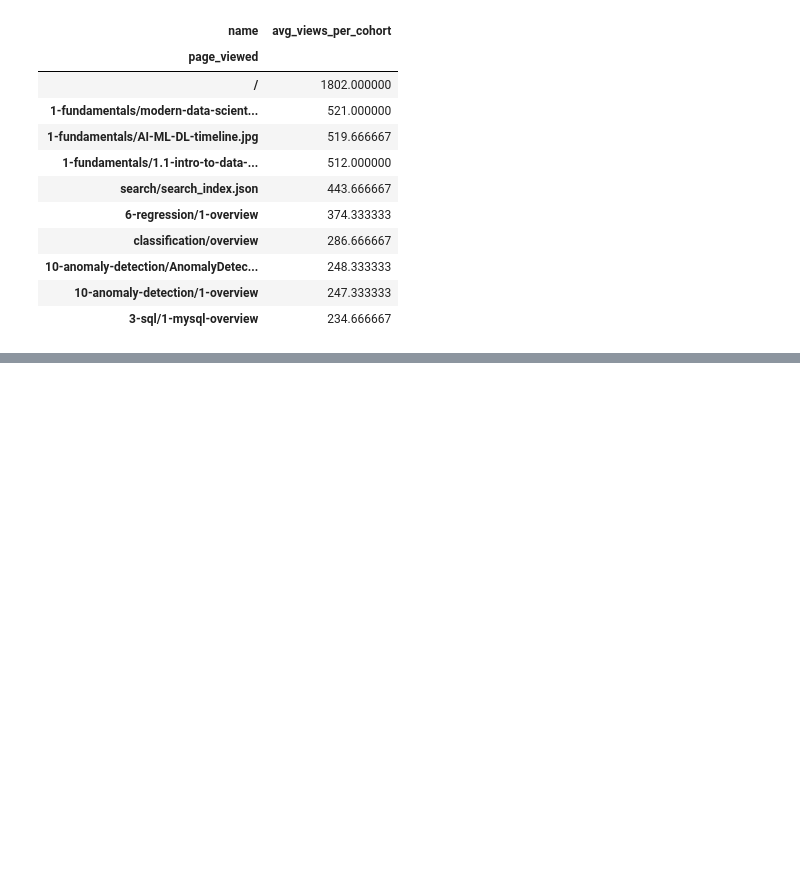
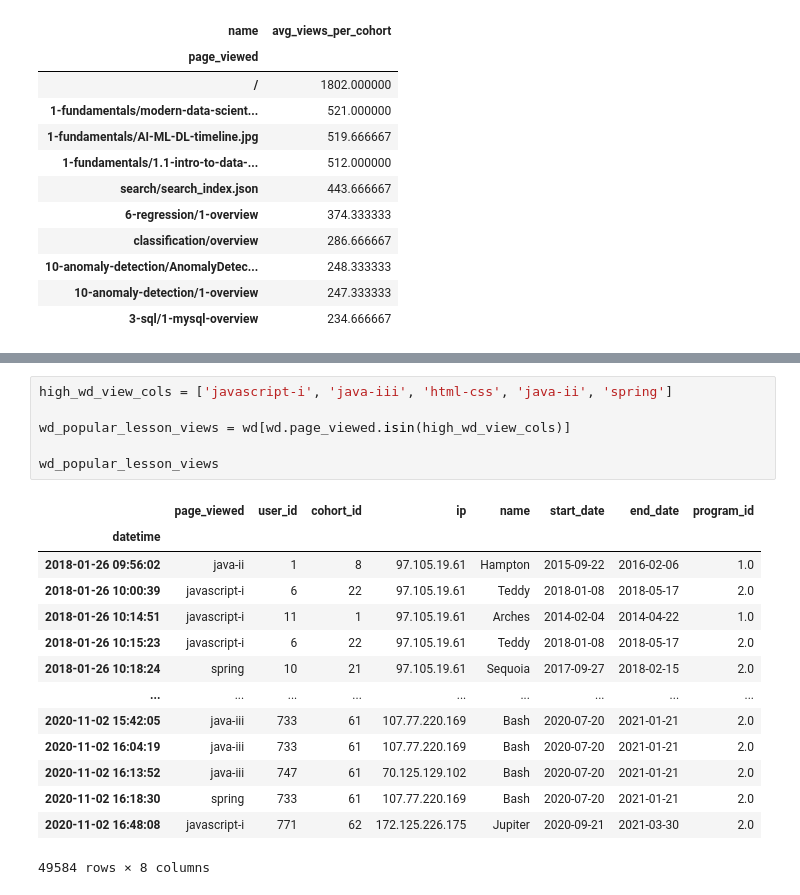
Before and after one commit to SamuelD-Data/anomaly-detection-project, a Jupyter notebook: anomaly_detection_project_notebook.ipynb, the cells around one changed output, grey strips where cells are left out. Cells and saved outputs as stored; diff of their text form; blank space fills up the shorter version.

```diff
--- a/anomaly_detection_project_notebook.ipynb
+++ b/anomaly_detection_project_notebook.ipynb
@@ -247,0 +286,21 @@ Note: The top page, " / ", was not counted since it's not a lesson.
+# %%
+high_wd_view_cols = ['javascript-i', 'java-iii', 'html-css', 'java-ii', 'spring']
+
+wd_popular_lesson_views = wd[wd.page_viewed.isin(high_wd_view_cols)]
+
+wd_popular_lesson_views
+# %% [output]
+|  | page_viewed | user_id | cohort_id | ip | name | start_date | end_date | program_id |
+| datetime |  |  |  |  |  |  |  |  |
+| 2018-01-26 09:56:02 | java-ii | 1 | 8 | 97.105.19.61 | Hampton | 2015-09-22 | 2016-02-06 | 1.0 |
+| 2018-01-26 10:00:39 | javascript-i | 6 | 22 | 97.105.19.61 | Teddy | 2018-01-08 | 2018-05-17 | 2.0 |
+| 2018-01-26 10:14:51 | javascript-i | 11 | 1 | 97.105.19.61 | Arches | 2014-02-04 | 2014-04-22 | 1.0 |
+| 2018-01-26 10:15:23 | javascript-i | 6 | 22 | 97.105.19.61 | Teddy | 2018-01-08 | 2018-05-17 | 2.0 |
+| 2018-01-26 10:18:24 | spring | 10 | 21 | 97.105.19.61 | Sequoia | 2017-09-27 | 2018-02-15 | 2.0 |
+| ... | ... | ... | ... | ... | ... | ... | ... | ... |
+| 2020-11-02 15:42:05 | java-iii | 733 | 61 | 107.77.220.169 | Bash | 2020-07-20 | 2021-01-21 | 2.0 |
+| 2020-11-02 16:04:19 | java-iii | 733 | 61 | 107.77.220.169 | Bash | 2020-07-20 | 2021-01-21 | 2.0 |
+| 2020-11-02 16:13:52 | java-iii | 747 | 61 | 70.125.129.102 | Bash | 2020-07-20 | 2021-01-21 | 2.0 |
+| 2020-11-02 16:18:30 | spring | 733 | 61 | 107.77.220.169 | Bash | 2020-07-20 | 2021-01-21 | 2.0 |
+| 2020-11-02 16:48:08 | javascript-i | 771 | 62 | 172.125.226.175 | Jupiter | 2020-09-21 | 2021-03-30 | 2.0 |
+49584 rows × 8 columns
```
Also changed, not shown: parts of 21 cells of this notebook.
